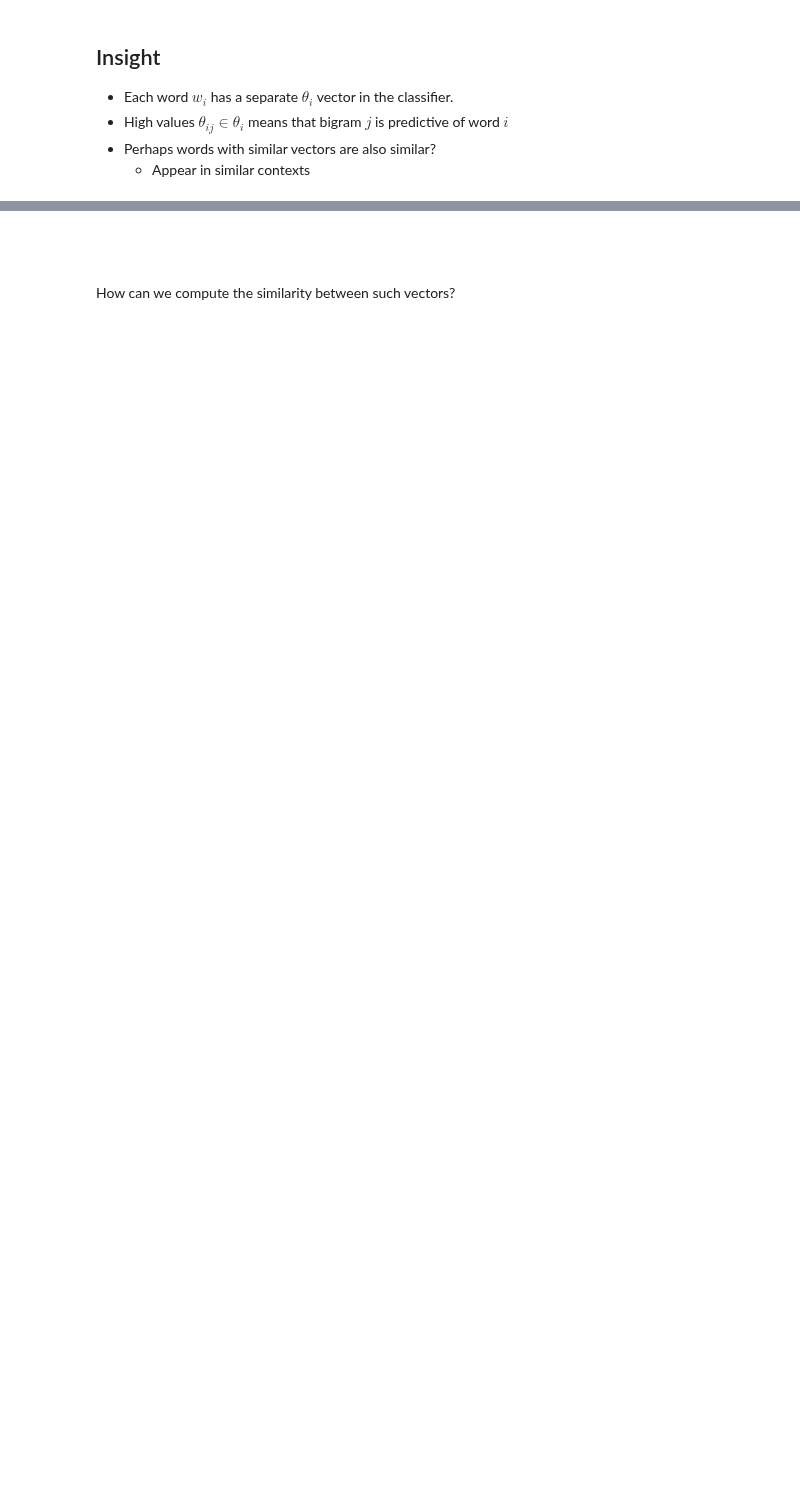
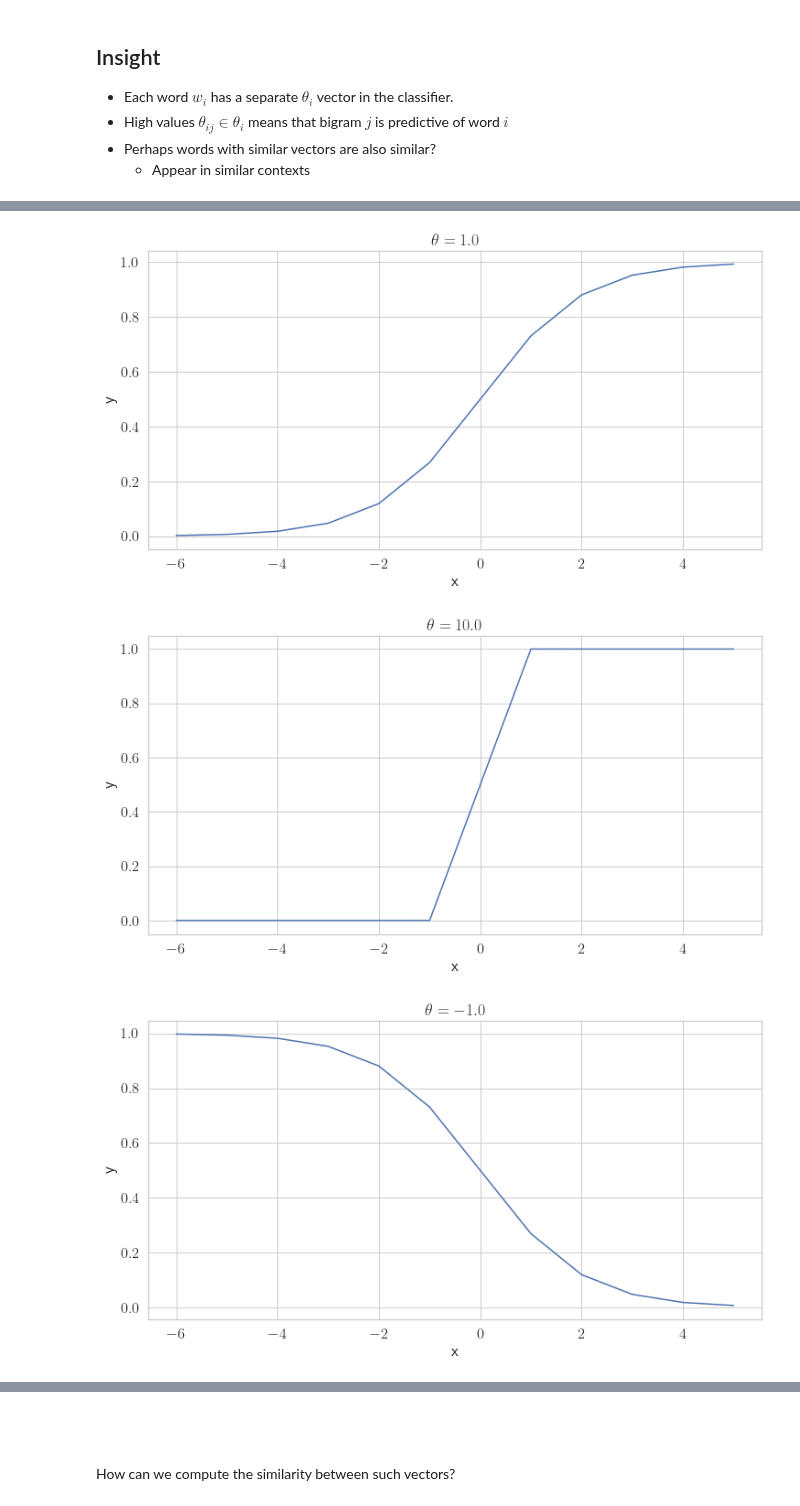
Before and after one commit to tulane-cmps6730/main, a Jupyter notebook: lec/language_models/word_rep.ipynb, the cells around one changed output, grey strips where cells are left out. Drawn from its saved outputs; the diff is of its cells as text; code cells hidden in the pictures; blank space fills up the shorter version.

```diff
--- a/lec/language_models/word_rep.ipynb
+++ b/lec/language_models/word_rep.ipynb
@@ -253,0 +298,22 @@ Name: like, dtype: float64
+# %%
+import math
+
+def logistic(xi, theta):
+    return 1 / (1 + math.exp(-xi*theta))
+
+def plot_logistic(x, theta):
+    plt.figure()
+    plt.plot(x, [logistic(xi, theta) for xi in x])
+    plt.xlabel('x')
+    plt.ylabel('y')
+    plt.title(r'$\theta=%.1f$' % theta)
+    plt.show()
+
+x = np.arange(-6, 6)
+plot_logistic(x, 1)
+plot_logistic(x, 10)
+plot_logistic(x, -1)
+# %% [output]
+[figure, added]
+[figure, added]
+[figure, added]
```
Also changed, not shown: parts of 15 cells of this notebook, 2 other files.
